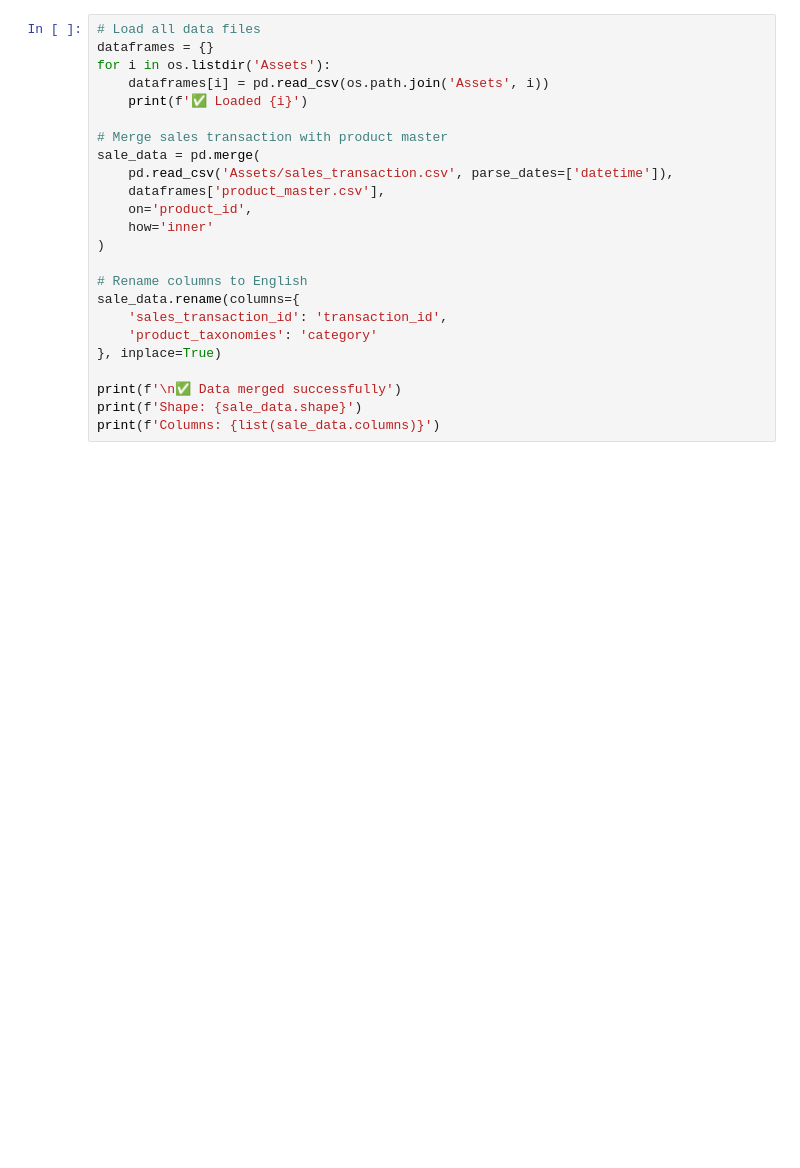
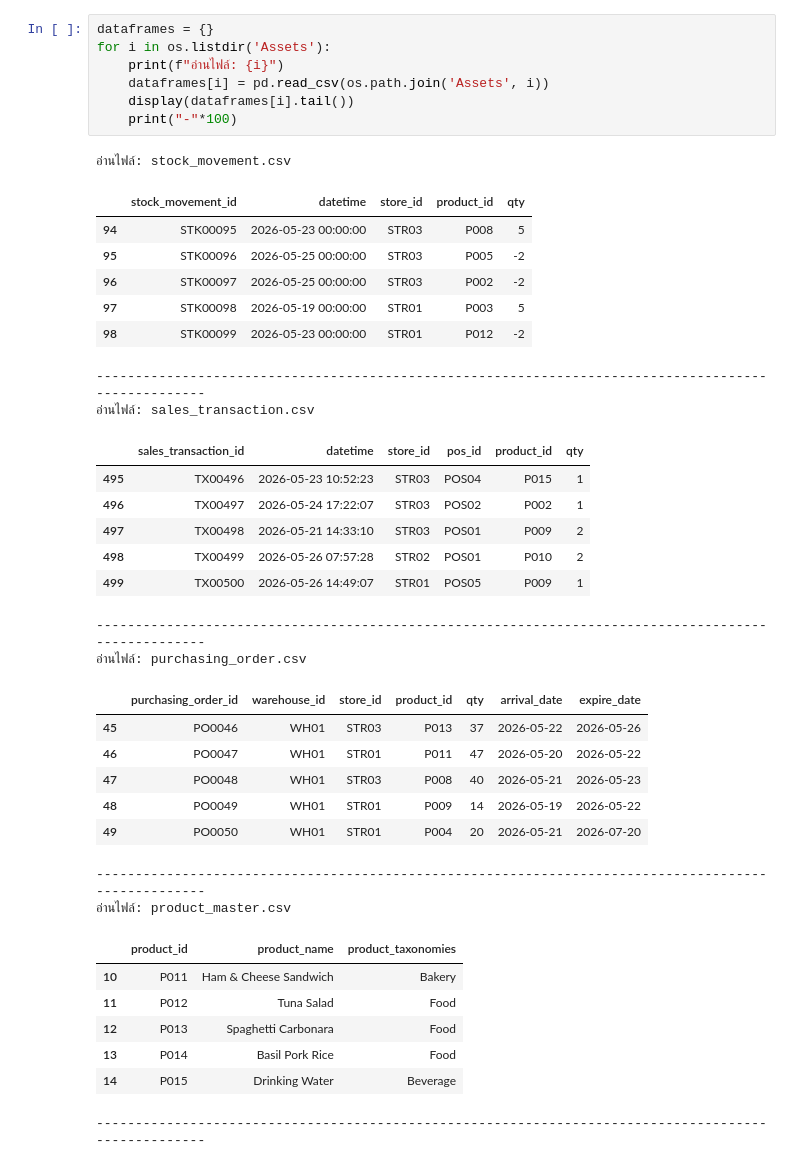
Before and after one commit to AumJi/BOTNOI-Internship, a Jupyter notebook: main.ipynb, the cells around one changed output. Drawn from its saved outputs; the diff is of its cells as text; blank space fills up the shorter version.

```diff
--- a/main.ipynb
+++ b/main.ipynb
@@ -11,26 +12,42 @@ import os
 sns.set_style('whitegrid')
 plt.rcParams['figure.figsize'] = (12, 6)
 # %%
-# Load all data files
 dataframes = {}
 for i in os.listdir('Assets'):
+    print(f"อ่านไฟล์: {i}")
     dataframes[i] = pd.read_csv(os.path.join('Assets', i))
-    print(f'✅ Loaded {i}')
-
-# Merge sales transaction with product master
-sale_data = pd.merge(
-    pd.read_csv('Assets/sales_transaction.csv', parse_dates=['datetime']),
-    dataframes['product_master.csv'],
-    on='product_id',
-    how='inner'
-)
-
-# Rename columns to English
-sale_data.rename(columns={
-    'sales_transaction_id': 'transaction_id',
-    'product_taxonomies': 'category'
-}, inplace=True)
-
-print(f'\n✅ Data merged successfully')
-print(f'Shape: {sale_data.shape}')
-print(f'Columns: {list(sale_data.columns)}')
+    display(dataframes[i].tail())
+    print("-"*100)
+# %% [output]
+อ่านไฟล์: stock_movement.csv
+|  | stock_movement_id | datetime | store_id | product_id | qty |
+| 94 | STK00095 | 2026-05-23 00:00:00 | STR03 | P008 | 5 |
+| 95 | STK00096 | 2026-05-25 00:00:00 | STR03 | P005 | -2 |
+| 96 | STK00097 | 2026-05-25 00:00:00 | STR03 | P002 | -2 |
+| 97 | STK00098 | 2026-05-19 00:00:00 | STR01 | P003 | 5 |
+| 98 | STK00099 | 2026-05-23 00:00:00 | STR01 | P012 | -2 |
+----------------------------------------------------------------------------------------------------
+อ่านไฟล์: sales_transaction.csv
+|  | sales_transaction_id | datetime | store_id | pos_id | product_id | qty |
+| 495 | TX00496 | 2026-05-23 10:52:23 | STR03 | POS04 | P015 | 1 |
+| 496 | TX00497 | 2026-05-24 17:22:07 | STR03 | POS02 | P002 | 1 |
+| 497 | TX00498 | 2026-05-21 14:33:10 | STR03 | POS01 | P009 | 2 |
+| 498 | TX00499 | 2026-05-26 07:57:28 | STR02 | POS01 | P010 | 2 |
+| 499 | TX00500 | 2026-05-26 14:49:07 | STR01 | POS05 | P009 | 1 |
+----------------------------------------------------------------------------------------------------
+อ่านไฟล์: purchasing_order.csv
+|  | purchasing_order_id | warehouse_id | store_id | product_id | qty | arrival_date | expire_date |
+| 45 | PO0046 | WH01 | STR03 | P013 | 37 | 2026-05-22 | 2026-05-26 |
+| 46 | PO0047 | WH01 | STR01 | P011 | 47 | 2026-05-20 | 2026-05-22 |
+| 47 | PO0048 | WH01 | STR03 | P008 | 40 | 2026-05-21 | 2026-05-23 |
+| 48 | PO0049 | WH01 | STR01 | P009 | 14 | 2026-05-19 | 2026-05-22 |
+| 49 | PO0050 | WH01 | STR01 | P004 | 20 | 2026-05-21 | 2026-07-20 |
+----------------------------------------------------------------------------------------------------
+อ่านไฟล์: product_master.csv
+|  | product_id | product_name | product_taxonomies |
+| 10 | P011 | Ham & Cheese Sandwich | Bakery |
+| 11 | P012 | Tuna Salad | Food |
+| 12 | P013 | Spaghetti Carbonara | Food |
+| 13 | P014 | Basil Pork Rice | Food |
+| 14 | P015 | Drinking Water | Beverage |
+----------------------------------------------------------------------------------------------------
```
Also changed, not shown: parts of 15 cells of this notebook.
